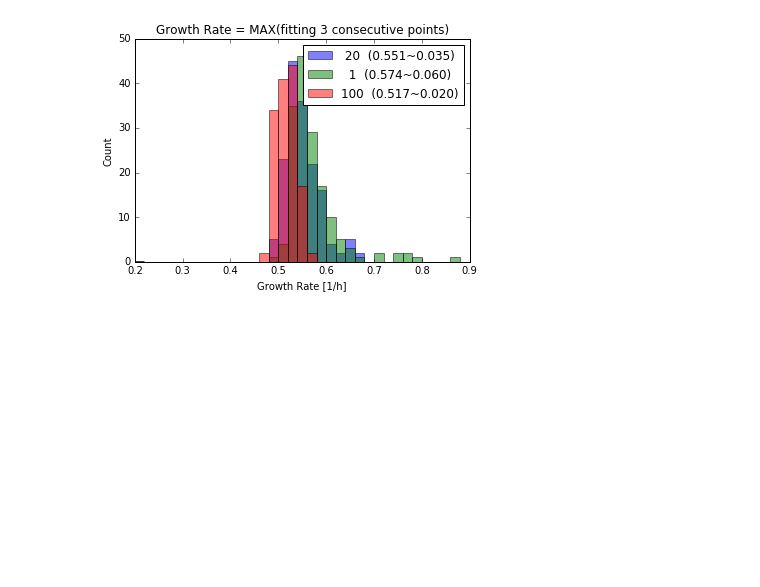
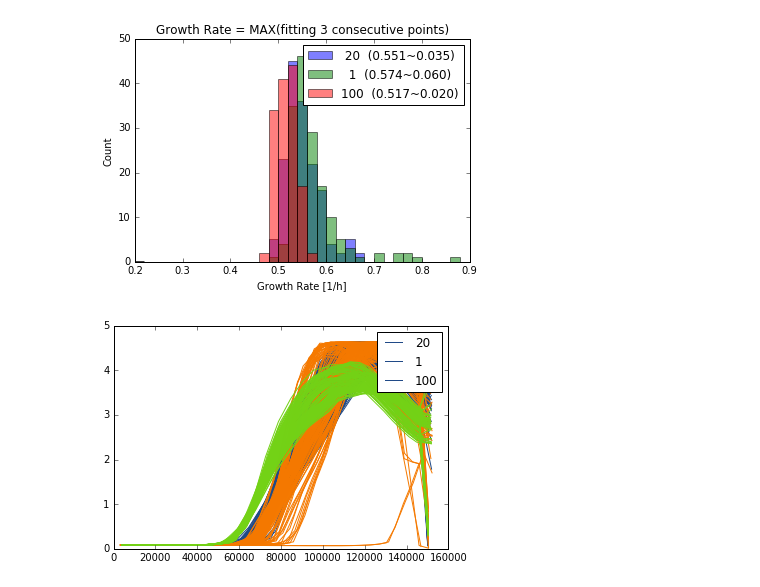
Before and after one commit to lukasgeyrhofer/millifluidcs, a Jupyter notebook: qbio/analysis_170810.ipynb, the cells around one changed output. Saved outputs shown, nothing was run; the diff lists cells and outputs as text; code cells hidden in the pictures; blank space fills up the shorter version.

```diff
--- a/qbio/analysis_170810.ipynb
+++ b/qbio/analysis_170810.ipynb
@@ -68,3 +169,18 @@ plt.legend(lgnd)
 plt.show()
 # %% [output]
 [figure]
+# %%
+c = {'1':'#f57900','5':'#ef2929','10':'#a40000','15':'#729fcf','20':'#204a87','100':'#73d216'}
+acceptedlabels = ['1','20','100']
+
+lgnd = list()
+
+for label,trajectories in data:
+    if label in acceptedlabels:
+        for t in trajectories:
+            plt.plot(t[:,0],t[:,1],color = c[label])
+        lgnd.append(label)
+plt.legend(lgnd)
+plt.show()
+# %% [output]
+[figure, added]
```
Also changed, not shown: parts of 8 cells of this notebook.
